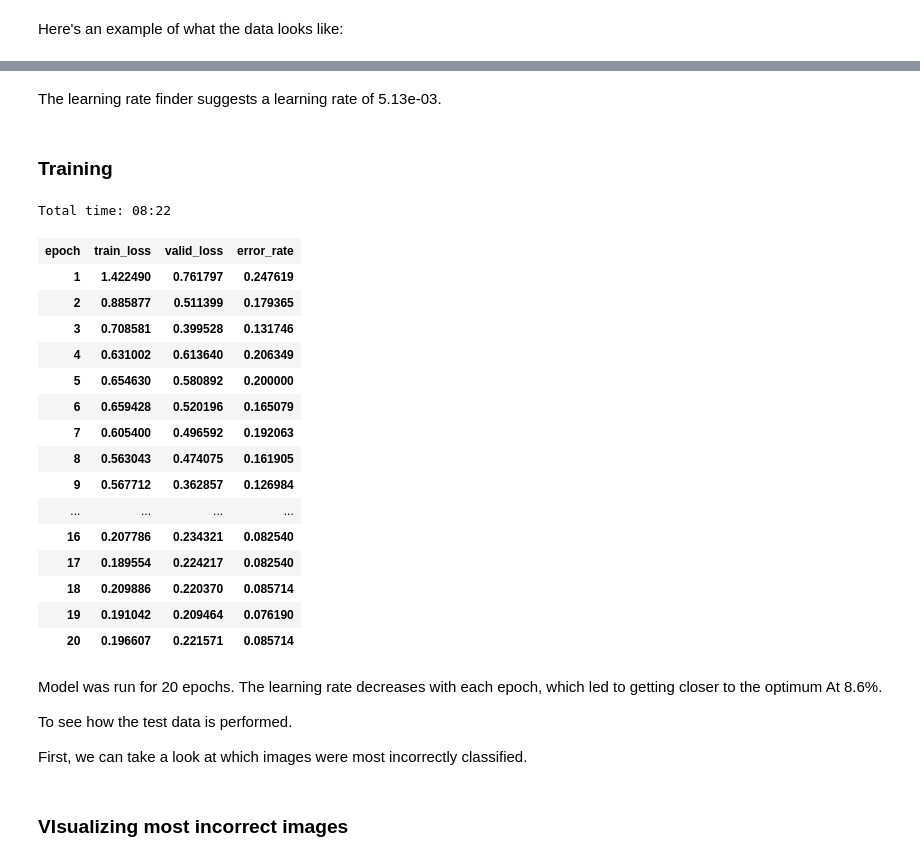
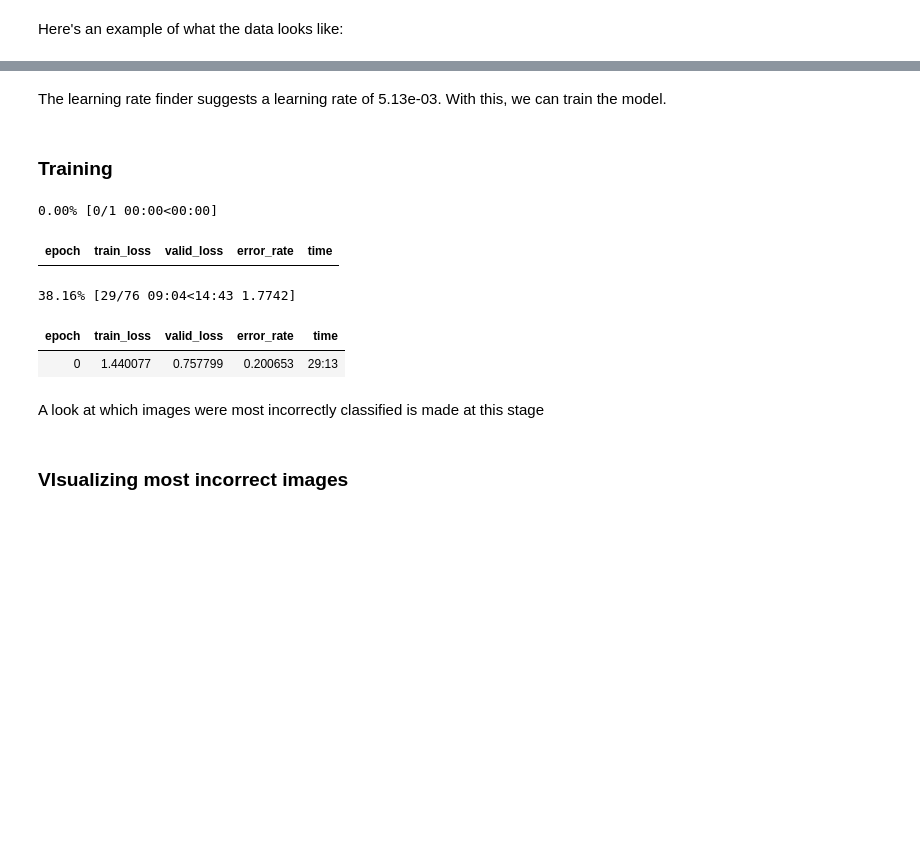
Before and after one commit to MHRasmy/Garbage-Sorting, a Jupyter notebook: GarbageSorter.ipynb, the cells around one changed output, grey strips where cells are left out. Cells and saved outputs as stored; diff of their text form; code cells hidden in the pictures; blank space fills up the shorter version.

```diff
--- a/GarbageSorter.ipynb
+++ b/GarbageSorter.ipynb
@@ -231,33 +209,18 @@ Min numerical gradient: 5.13E-03
 # %% [markdown]
-The learning rate finder suggests a learning rate of 5.13e-03.
+The learning rate finder suggests a learning rate of 5.13e-03. With this, we can train the model.
 # %% [markdown]
 ### Training
 # %%
-learn.fit_one_cycle(20,max_lr=5.13e-03)
+learn.fit_one_cycle(1,max_lr=5.13e-03)
 # %% [output]
-Total time: 08:22
+0.00% [0/1 00:00<00:00]
-| epoch | train_loss | valid_loss | error_rate |
-| 1 | 1.422490 | 0.761797 | 0.247619 |
-| 2 | 0.885877 | 0.511399 | 0.179365 |
-| 3 | 0.708581 | 0.399528 | 0.131746 |
-| 4 | 0.631002 | 0.613640 | 0.206349 |
-| 5 | 0.654630 | 0.580892 | 0.200000 |
-| 6 | 0.659428 | 0.520196 | 0.165079 |
-| 7 | 0.605400 | 0.496592 | 0.192063 |
-| 8 | 0.563043 | 0.474075 | 0.161905 |
-| 9 | 0.567712 | 0.362857 | 0.126984 |
-| ... | ... | ... | ... |
-| 16 | 0.207786 | 0.234321 | 0.082540 |
-| 17 | 0.189554 | 0.224217 | 0.082540 |
-| 18 | 0.209886 | 0.220370 | 0.085714 |
-| 19 | 0.191042 | 0.209464 | 0.076190 |
-| 20 | 0.196607 | 0.221571 | 0.085714 |
+| epoch | train_loss | valid_loss | error_rate | time |
+38.16% [29/76 09:04<14:43 1.7742]
+| epoch | train_loss | valid_loss | error_rate | time |
+| 0 | 1.440077 | 0.757799 | 0.200653 | 29:13 |
-# %% [markdown]
-Model was run for 20 epochs. The learning rate decreases with each epoch, which led to getting closer to the optimum At 8.6%.
-
-To see how the test data is performed.
-
-First, we can take a look at which images were most incorrectly classified.
+# %% [markdown]
+
+A look at which images were most incorrectly classified is made at this stage
 # %% [markdown]
 ### VIsualizing most incorrect images
 # %%
```
Also changed, not shown: parts of 58 cells of this notebook.
